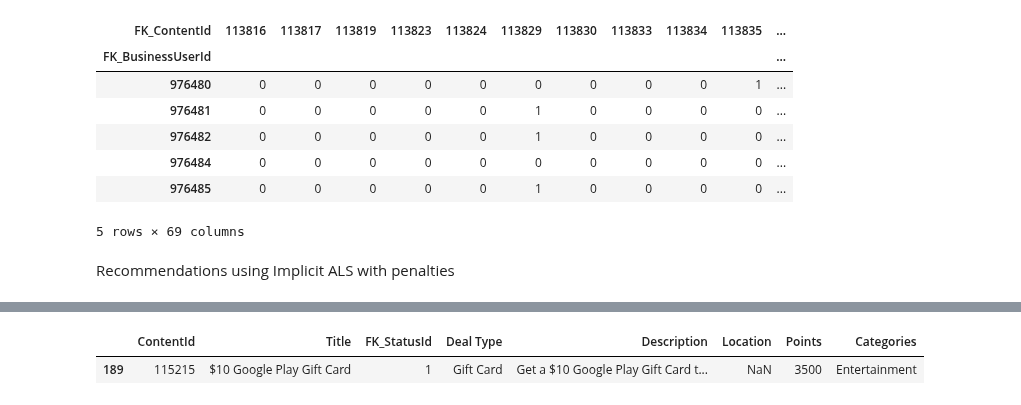
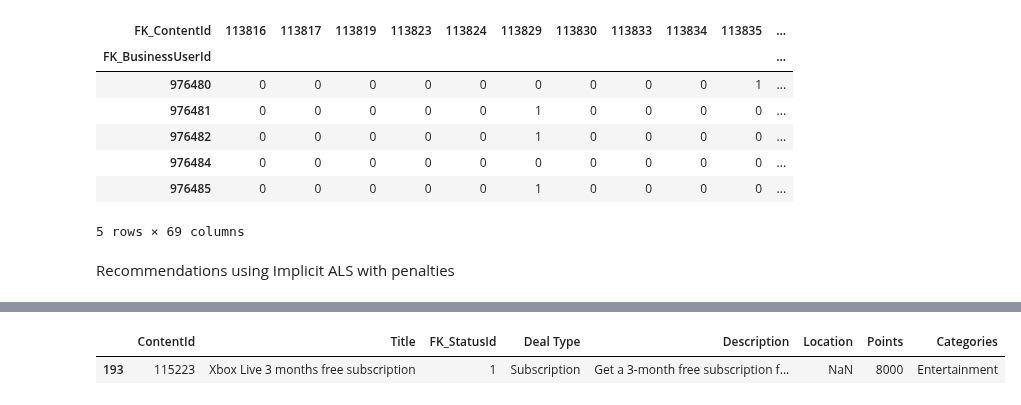
Before and after one commit to DboukAli98/KFHXRelatedAi, a Jupyter notebook: NoteBooks/Model Generation/new-als.ipynb, the cells around one changed output, grey strips where cells are left out. Drawn from its saved outputs; the diff is of its cells as text; code cells hidden in the pictures.

```diff
--- a/NoteBooks/Model Generation/new-als.ipynb
+++ b/NoteBooks/Model Generation/new-als.ipynb
@@ -265,11 +265,11 @@ Scores items for user 1110688: [0.7010960862964283, 0.49226811275362076, 0.48154
 # %%
-specific_content_id = 115215,
+specific_content_id = 115223,
 result = deals_data[deals_data['ContentId'] == specific_content_id]
 
 result
 # %% [output]
 |  | ContentId | Title | FK_StatusId | Deal Type | Description | Location | Points | Categories |
-| 189 | 115215 | $10 Google Play Gift Card | 1 | Gift Card | Get a $10 Google Play Gift Card t... | NaN | 3500 | Entertainment |
+| 193 | 115223 | Xbox Live 3 months free subscription | 1 | Subscription | Get a 3-month free subscription f... | NaN | 8000 | Entertainment |
 # %%
 user_last_interactions = user_item_matrix.loc[user_id]
 user_interacted_items = user_last_interactions[user_last_interactions > 0].index
```
Also changed, not shown: parts of 3 cells of this notebook, 3 other files.
